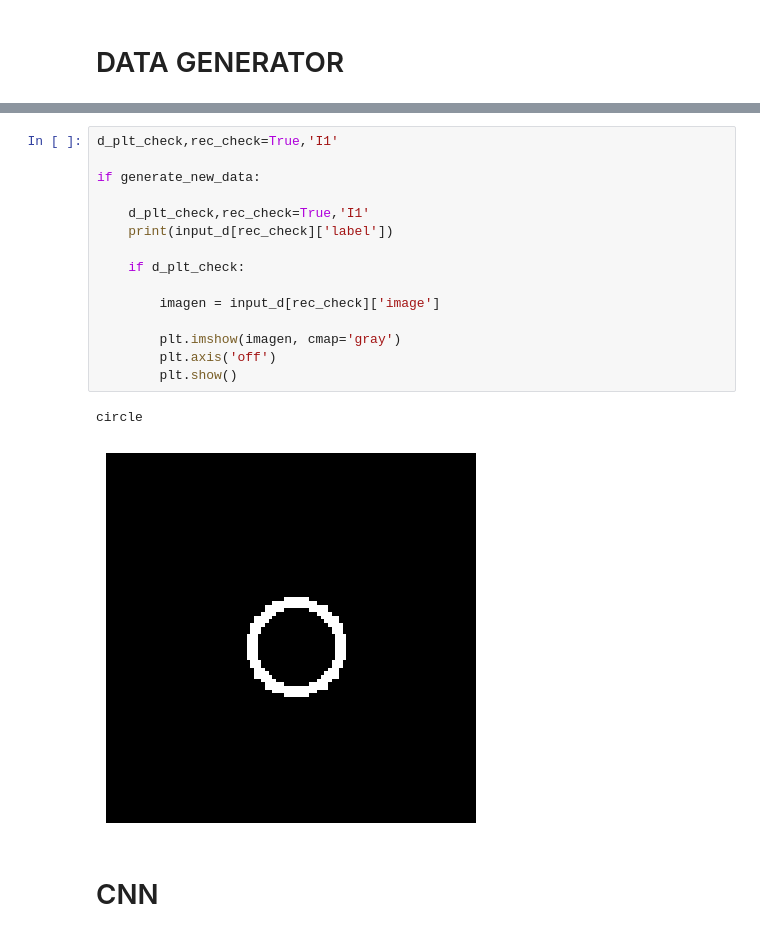
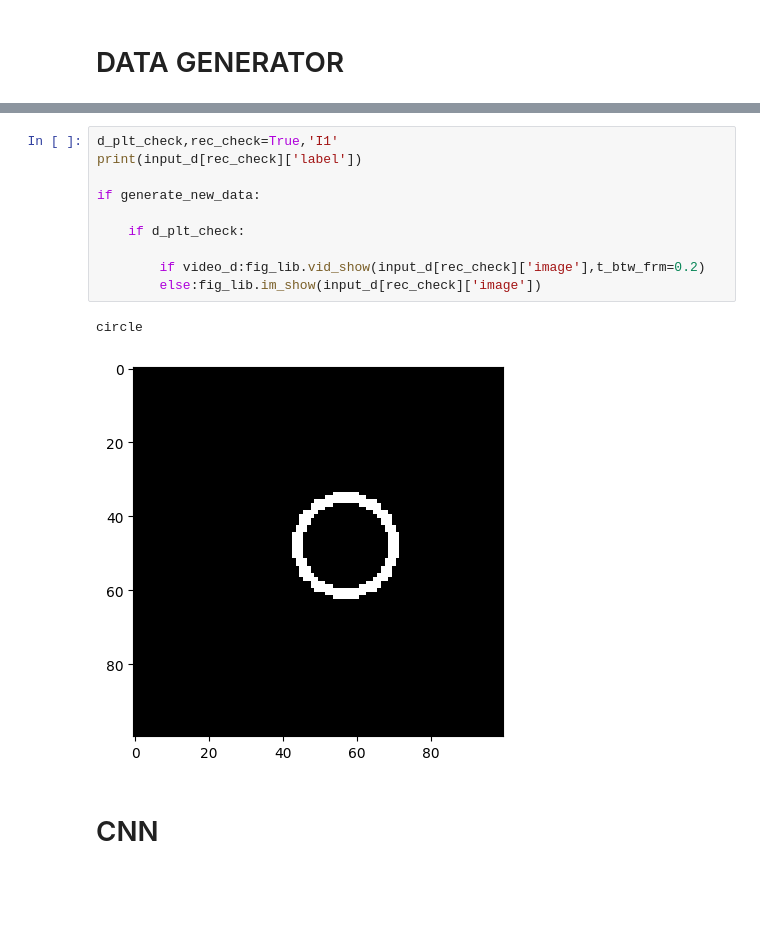
Before and after one commit to DanPinGar/python-machine-learning, a Jupyter notebook: emboendo_ML/embo_CNN_lab/models_lab.ipynb, the cells around one changed output, grey strips where cells are left out. Cells and saved outputs as stored; diff of their text form; blank space fills up the shorter version.

```diff
--- a/emboendo_ML/embo_CNN_lab/models_lab.ipynb
+++ b/emboendo_ML/embo_CNN_lab/models_lab.ipynb
@@ -56,21 +69,16 @@ I349 circle (100, 100) <class 'numpy.ndarray'>
-# %%
-d_plt_check,rec_check=True,'I1'
-
-if generate_new_data:
-
-    d_plt_check,rec_check=True,'I1'
-    print(input_d[rec_check]['label'])
-
-    if d_plt_check:
-
-        imagen = input_d[rec_check]['image']
-
-        plt.imshow(imagen, cmap='gray')
-        plt.axis('off')
-        plt.show()
-# %% [output]
-circle
-[figure, removed]
+# %%
+d_plt_check,rec_check=True,'I1'
+print(input_d[rec_check]['label'])
+
+if generate_new_data:
+
+    if d_plt_check:
+
+        if video_d:fig_lib.vid_show(input_d[rec_check]['image'],t_btw_frm=0.2)
+        else:fig_lib.im_show(input_d[rec_check]['image'])
+# %% [output]
+circle
+[figure, added]
 # %% [markdown]
 # CNN
 # %% [markdown]
```
Also changed, not shown: parts of 10 cells of this notebook, 1 other file.
